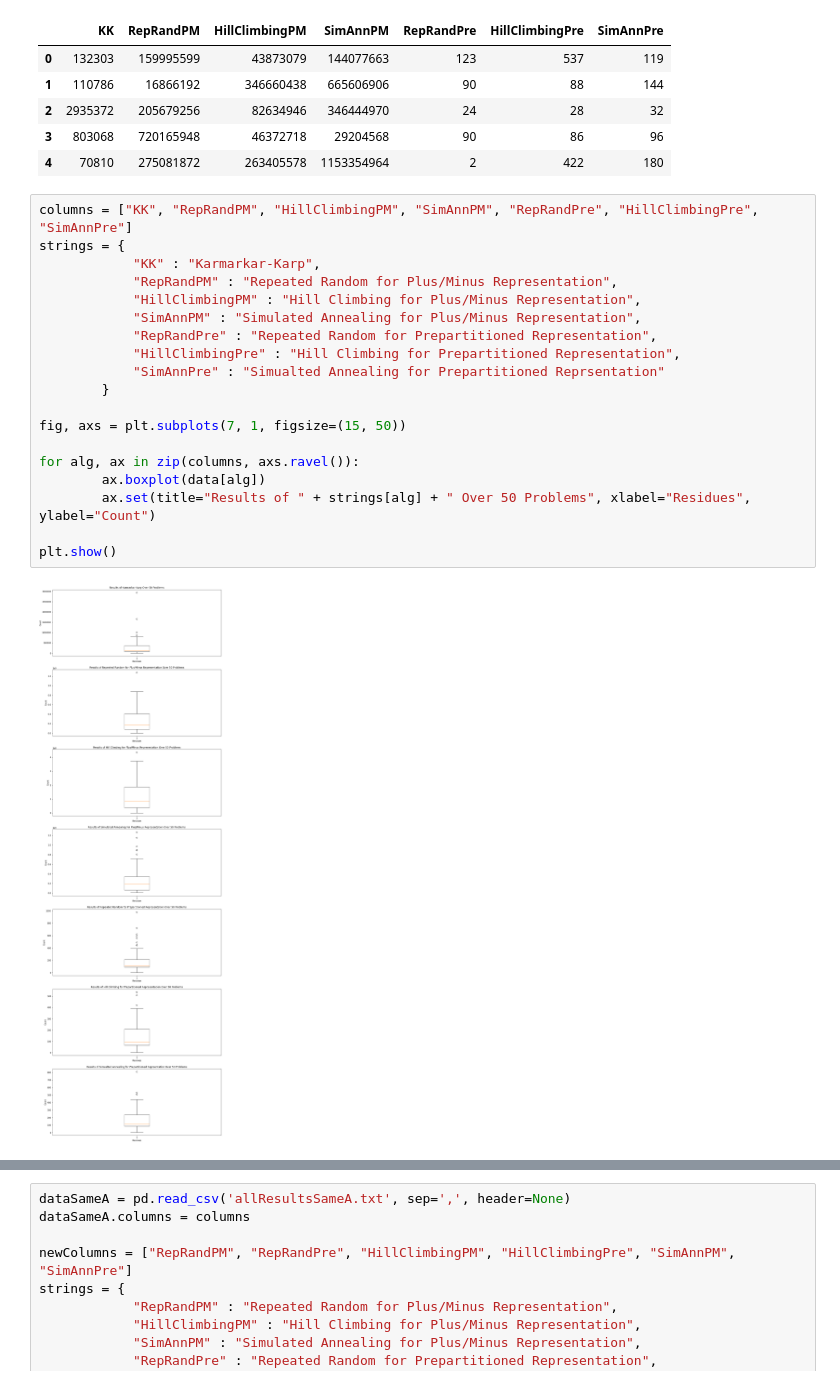
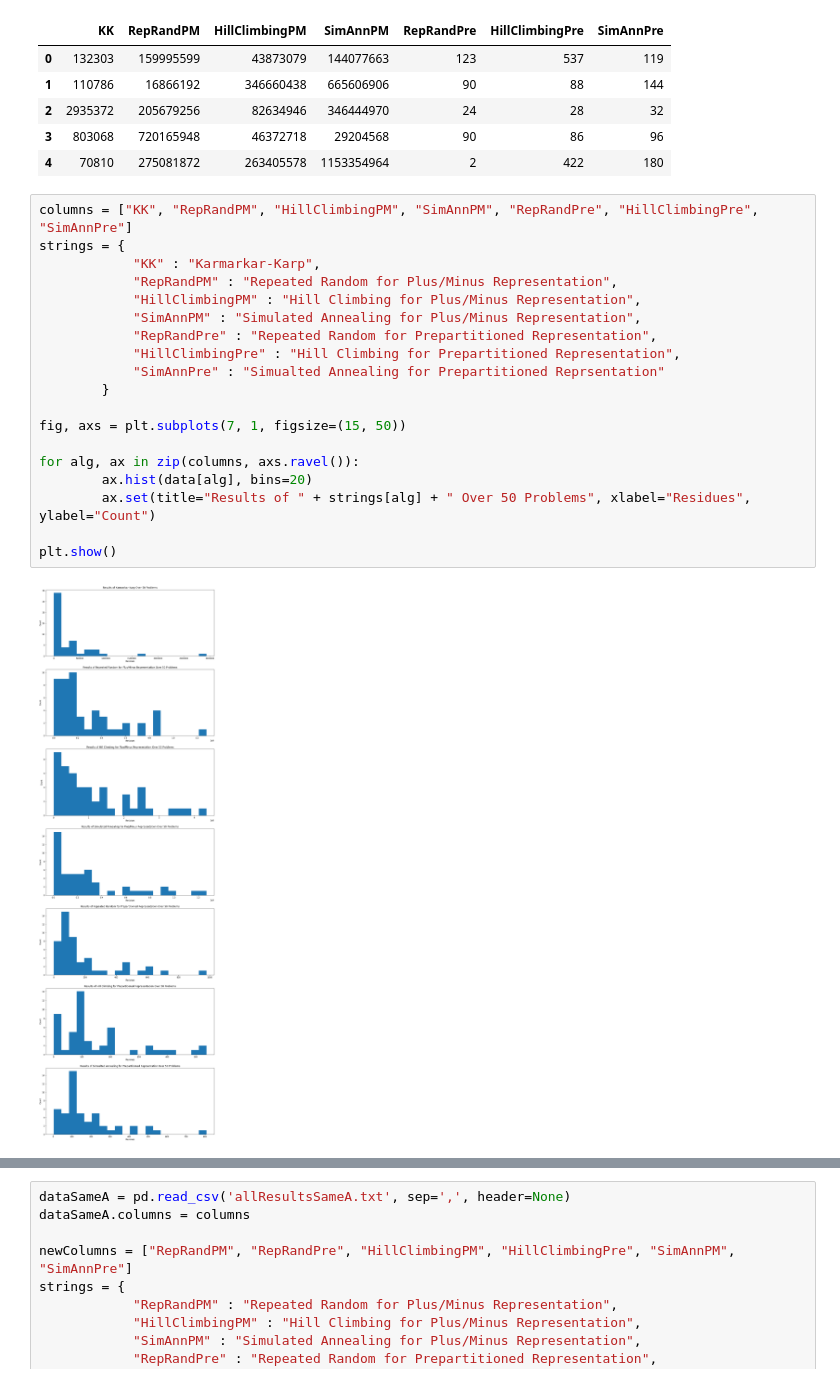
Before and after one commit to valvarez1218/CS124-ProgramPset3, a Jupyter notebook: results.ipynb, the cells around one changed output, grey strips where cells are left out. Drawn from its saved outputs; the diff is of its cells as text.

```diff
--- a/results.ipynb
+++ b/results.ipynb
@@ -19,22 +19,22 @@ data.head()
 # %%
 columns = ["KK", "RepRandPM", "HillClimbingPM", "SimAnnPM", "RepRandPre", "HillClimbingPre", "SimAnnPre"]
 strings = {
             "KK" : "Karmarkar-Karp",
             "RepRandPM" : "Repeated Random for Plus/Minus Representation",
             "HillClimbingPM" : "Hill Climbing for Plus/Minus Representation",
             "SimAnnPM" : "Simulated Annealing for Plus/Minus Representation",
             "RepRandPre" : "Repeated Random for Prepartitioned Representation",
             "HillClimbingPre" : "Hill Climbing for Prepartitioned Representation",
             "SimAnnPre" : "Simualted Annealing for Prepartitioned Reprsentation"
         }
 
 fig, axs = plt.subplots(7, 1, figsize=(15, 50))
 
 for alg, ax in zip(columns, axs.ravel()):
-        ax.boxplot(data[alg])
+        ax.hist(data[alg], bins=20)
         ax.set(title="Results of " + strings[alg] + " Over 50 Problems", xlabel="Residues", ylabel="Count")
 
 plt.show()
 # %% [output]
-[figure, old version]
+[figure, new version]
 # %%
```
Also changed, not shown: parts of 4 cells of this notebook.
